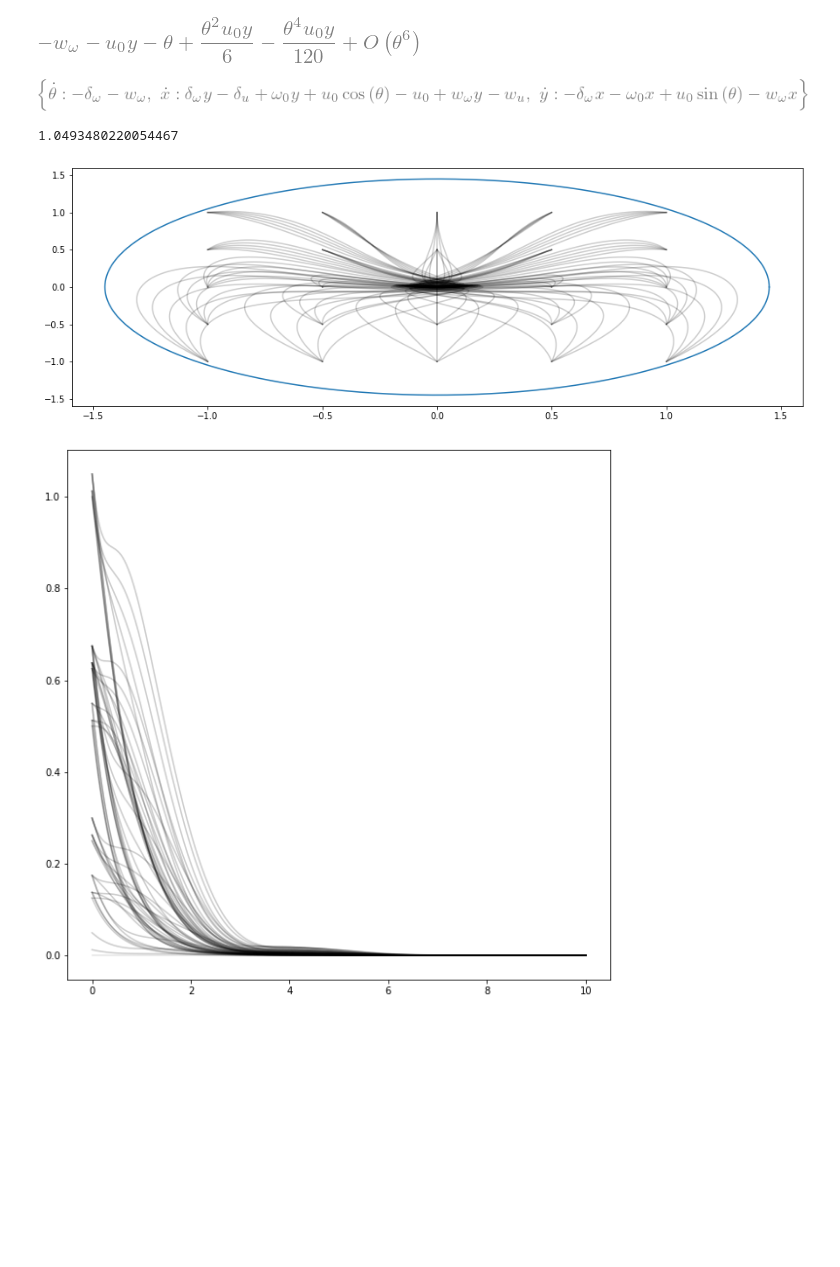
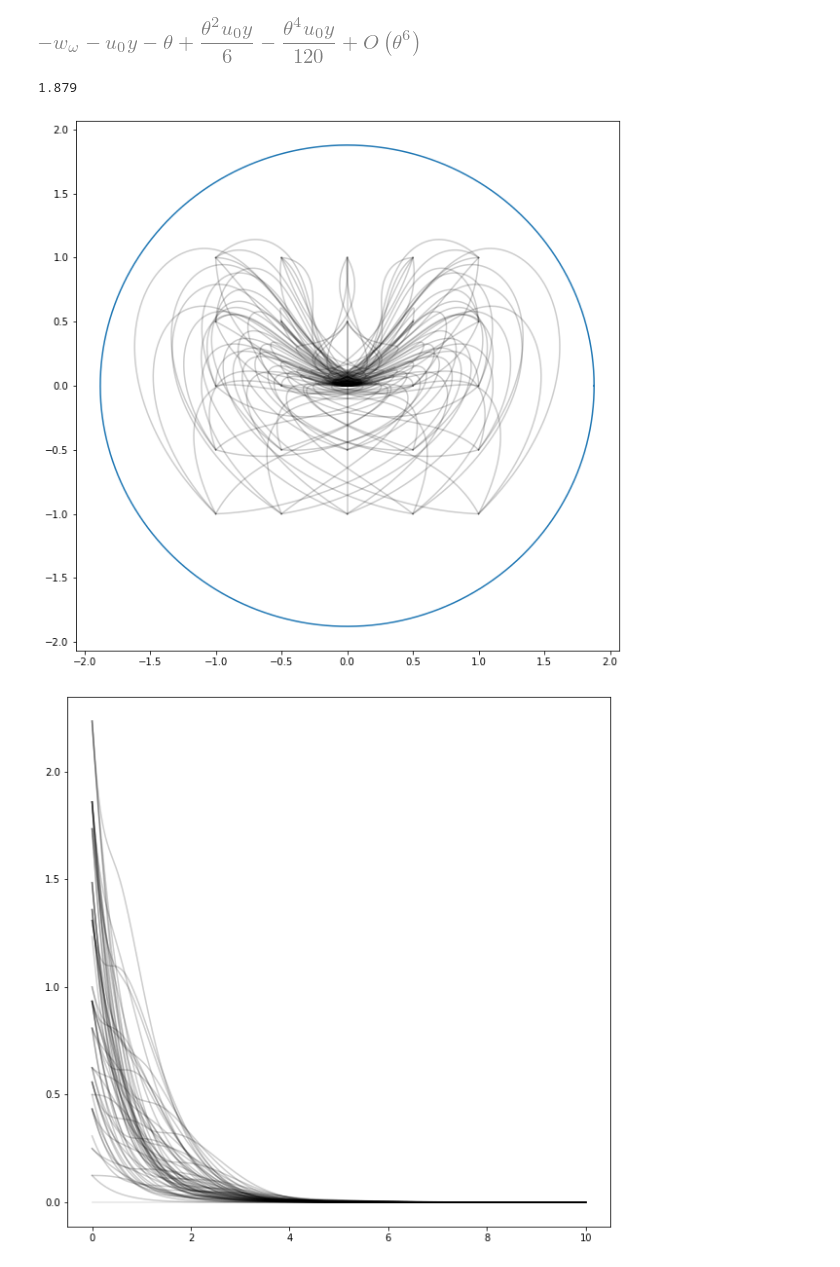
Before and after one commit to wsribunma/SE2_FlowPipes, a Jupyter notebook: Lyapunov.ipynb, the cells around one changed output. Saved outputs shown, nothing was run; the diff lists cells and outputs as text; code cells hidden in the pictures; blank space fills up the shorter version.

```diff
--- a/Lyapunov.ipynb
+++ b/Lyapunov.ipynb
@@ -148,14 +151,10 @@ sol_stab_sub[theta.diff(t)]
 sol_stab_sub[theta.diff(t)].subs(theta, symbols('theta')).series(symbols('theta'), n=6)
 # %% [output]
 [figure]
-# %%
-sol_stab
-# %% [output]
-[figure, removed]
 # %%
 import scipy.integrate
 
-theta_max = np.pi/10
+theta_max = np.pi/2
 # x_vect = []
 
 def f(t, x_vect):
@@ -171,7 +170,7 @@ def f(t, x_vect):
     delta_u = (np.cos(theta) - 1)*u_0 + x + 0*np.sin(2*np.pi*t)
     x_dot = [
         -delta_omega,
-        delta_omega*y - delta_u + omega_0*y + u_0*(np.cos(theta)-1),
+        delta_omega*y - delta_u + omega_0*yI'm  + u_0*(np.cos(theta)-1),
         -delta_omega*x - omega_0*x + u_0*np.sin(theta)
     ]
     return x_dot
@@ -188,36 +187,37 @@ def plot_sim(res):
     plt.plot(x, y)
     plt.show()
 
 def plot_stab():
     plt.figure(1, figsize=(10, 10))
     f1 = plt.gca()
     plt.figure(2, figsize=(10, 10))
     f2 = plt.gca()
     #plt.figure(3, figsize=(10, 10))
     #f3 = plt.gca()
 
     for theta0 in np.linspace(-theta_max, theta_max, 5):
         for x0 in np.linspace(-1, 1, 5):
             for y0 in np.linspace(-1, 1, 5):
                 t = np.linspace(0, 10, 1000)
                 res = scipy.integrate.solve_ivp(f, [t[0], t[-1]], t_eval=t, y0=[theta0, x0, y0])
                 theta = res['y'][0, :]
                 x = res['y'][1, :]
                 y = res['y'][2, :]
                 V = (theta**2 + x**2 + y**2)/2
                 f1.plot(y, x, color='k', alpha=0.2)
                 f2.plot(t, V, color='k', alpha=0.1)
                 #f3.plot(t, theta)
 
     V_max = (1**2 + 1**2 + theta_max**2)/2
-    print(V_max)
+    #print(V_max)
     theta_circ = np.linspace(0, 2*np.pi, 1000)
-    r_circ = np.sqrt(2*V_max)
+    r_circ = 1.879 #np.sqrt(2*V_max)
+    print(r_circ)
     f1.plot(r_circ*np.cos(theta_circ), r_circ*np.sin(theta_circ))
 
-plt.figure(figsize=(15, 5))
+plt.figure(figsize=(10, 10))
 plot_stab()
 # %% [output]
-1.0493480220054467
+1.879
-[figure, old version]
+[figure, new version]
-[figure, old version]
+[figure, new version]
```
Also changed, not shown: parts of 9 cells of this notebook, 19 other files.
